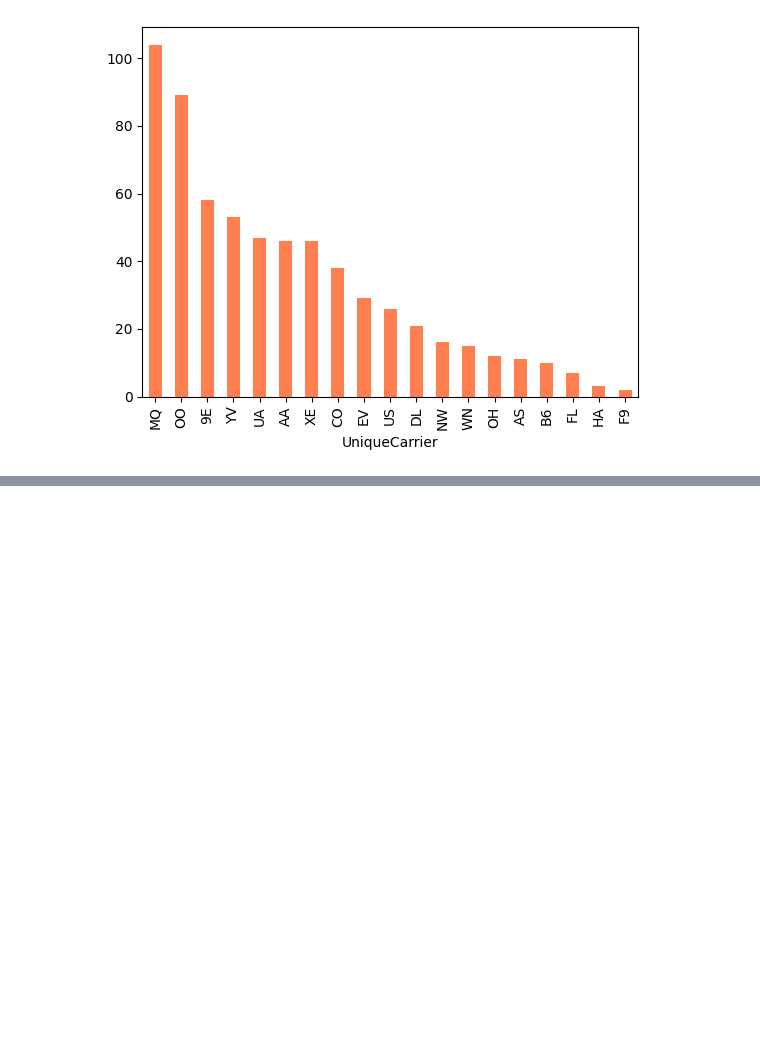
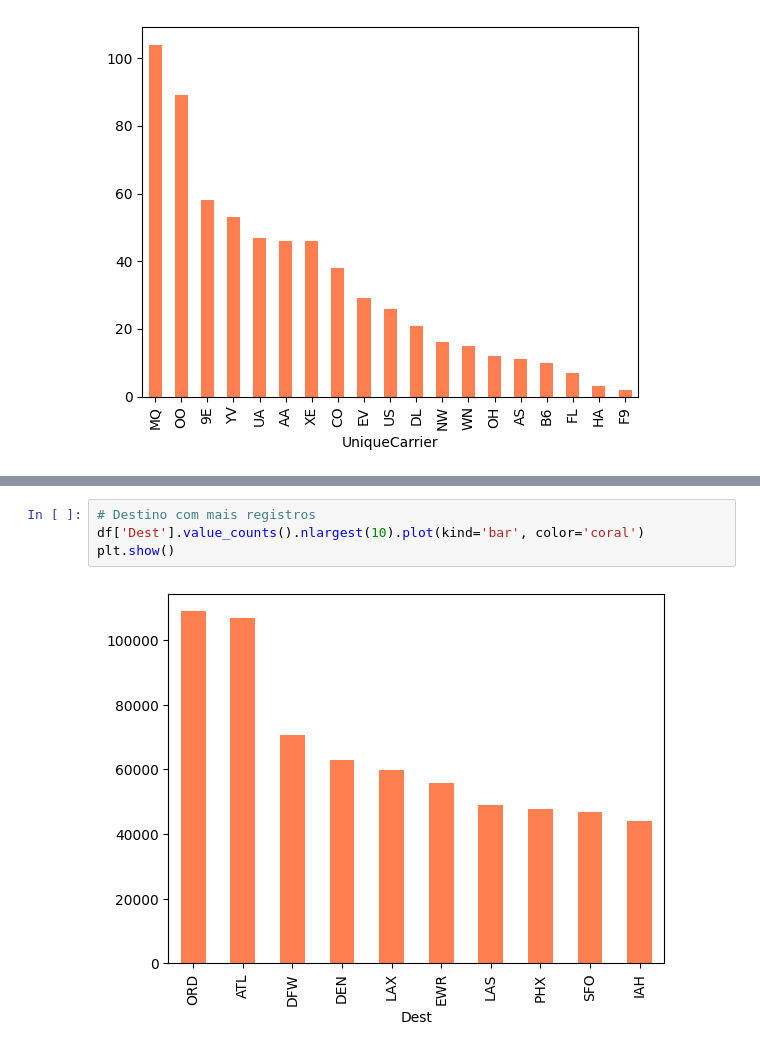
Before and after one commit to AdrielyZBoller/Projeto_Mod05_Ada_VemSerTech, a Jupyter notebook: projeto.ipynb, the cells around one changed output, grey strips where cells are left out. Drawn from its saved outputs; the diff is of its cells as text; blank space fills up the shorter version.

```diff
--- a/projeto.ipynb
+++ b/projeto.ipynb
@@ -338 +483,7 @@ ABQ      1
 Name: count, Length: 164, dtype: int64
+# %%
+# Destino com mais registros
+df['Dest'].value_counts().nlargest(10).plot(kind='bar', color='coral')
+plt.show()
+# %% [output]
+[figure, added]
```
Also changed, not shown: parts of 15 cells of this notebook, 1 other file.
